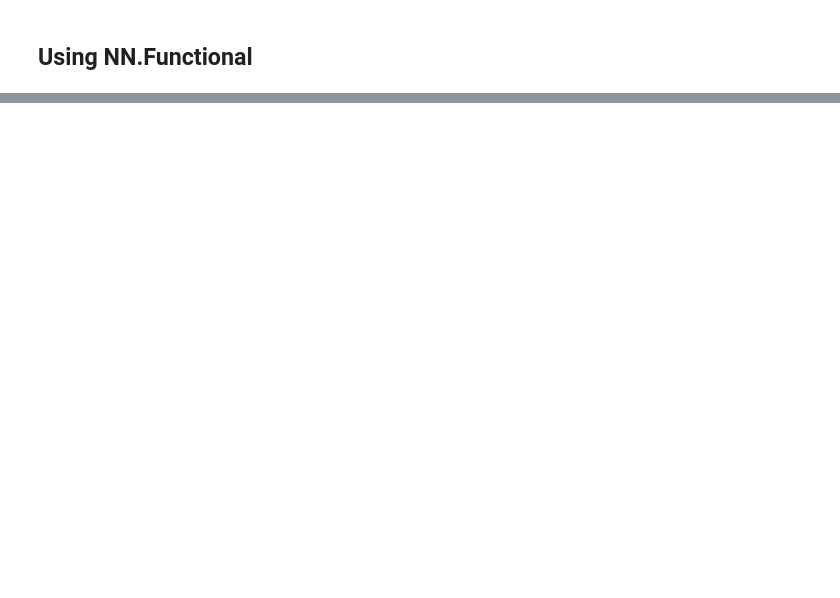
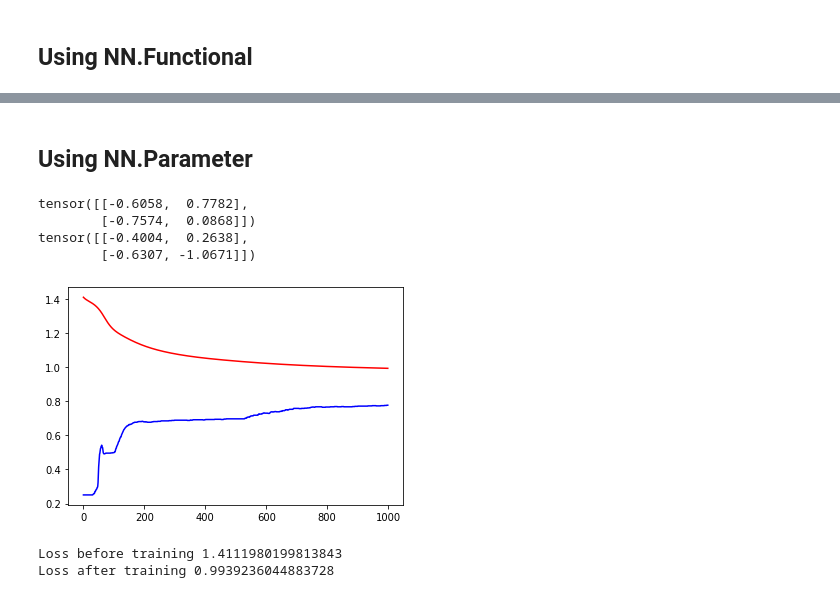
Before and after one commit to sagar9926/Pytorch, a Jupyter notebook: FFNetworksWithPyTorch.ipynb, the cells around one changed output, grey strips where cells are left out. Saved outputs shown, nothing was run; the diff lists cells and outputs as text; code cells hidden in the pictures; blank space fills up the shorter version.

```diff
--- a/FFNetworksWithPyTorch.ipynb
+++ b/FFNetworksWithPyTorch.ipynb
@@ -218,0 +268,2 @@ TypeError: ignored
+# %% [markdown]
+## Using NN.Parameter
@@ -218,0 +272,8 @@ TypeError: ignored
+# %%
+print(torch.randn([2,2]) / math.sqrt(2))
+print(torch.randn(2,2) / math.sqrt(2))
+# %% [output]
+tensor([[-0.6058,  0.7782],
+        [-0.7574,  0.0868]])
+tensor([[-0.4004,  0.2638],
+        [-0.6307, -1.0671]])
@@ -218,0 +300,32 @@ TypeError: ignored
+# %%
+def fit(epochs = 1000 , learning_rate = 1):
+  loss_arr = []
+  acc_arr = []
+
+  for epoch in range(epochs):
+    y_hat = fn(X_train)
+    loss = F.cross_entropy(y_hat,Y_train)
+    loss_arr.append(loss.item())
+    acc_arr.append(accuracy(y_hat,Y_train))
+
+    loss.backward()
+
+    with torch.no_grad():
+      for param in fn.parameters():
+        param -= learning_rate* param.grad # we are  updating all the parameters in our class using single statement
+      fn.zero_grad()
+# NN.Parameters() provides shorthand to update theparameters and resetting of the gradients to zero
+
+
+  plt.plot(loss_arr, 'r-')
+  plt.plot(acc_arr, 'b-')
+  plt.show()
+  print('Loss before training', loss_arr[0])
+  print('Loss after training', loss_arr[-1])
+# %%
+fn = FirstNetwork()
+fit()
+# %% [output]
+[figure, added]
+Loss before training 1.4111980199813843
+Loss after training 0.9939236044883728
```
Also changed, not shown: parts of 24 cells of this notebook.
